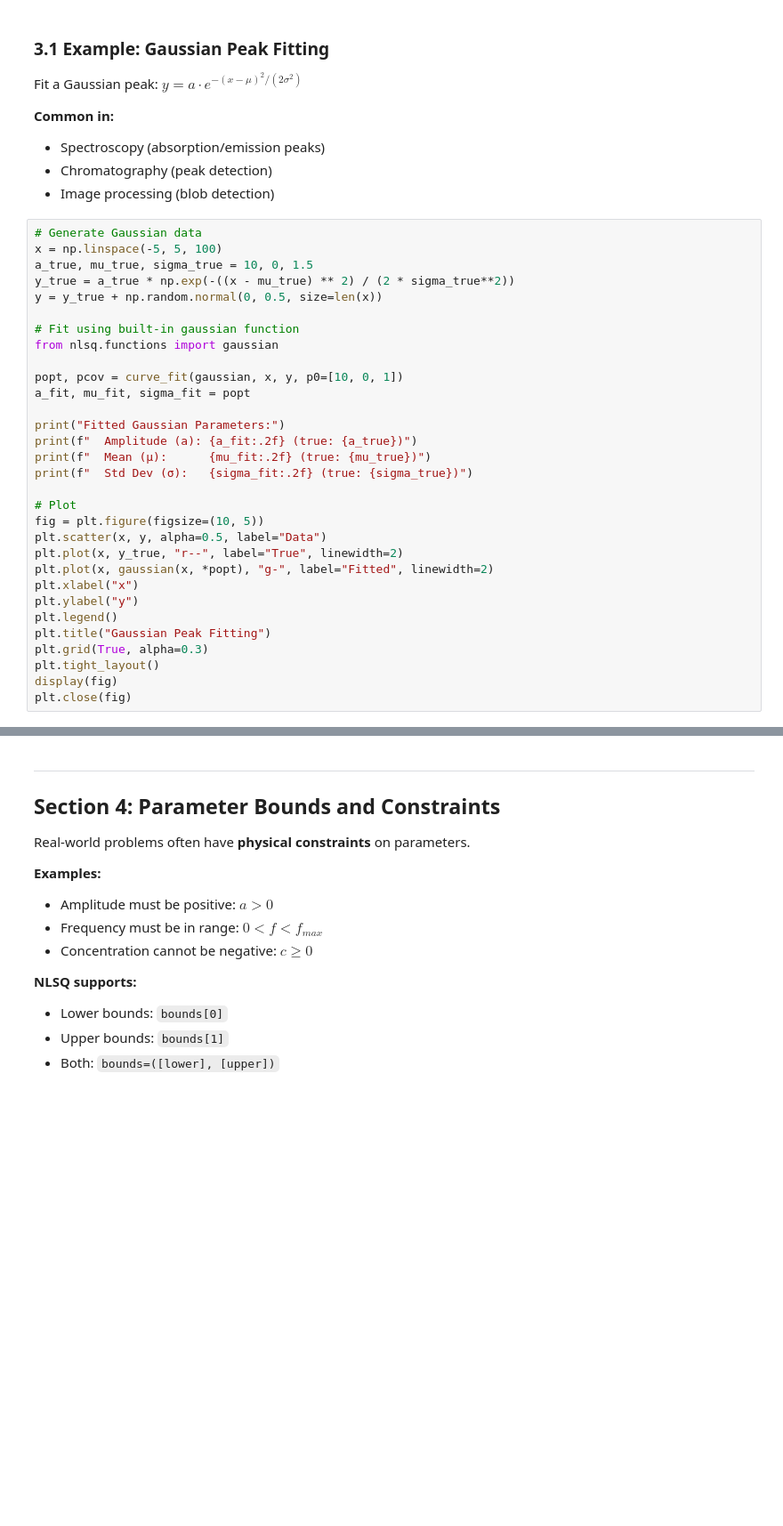
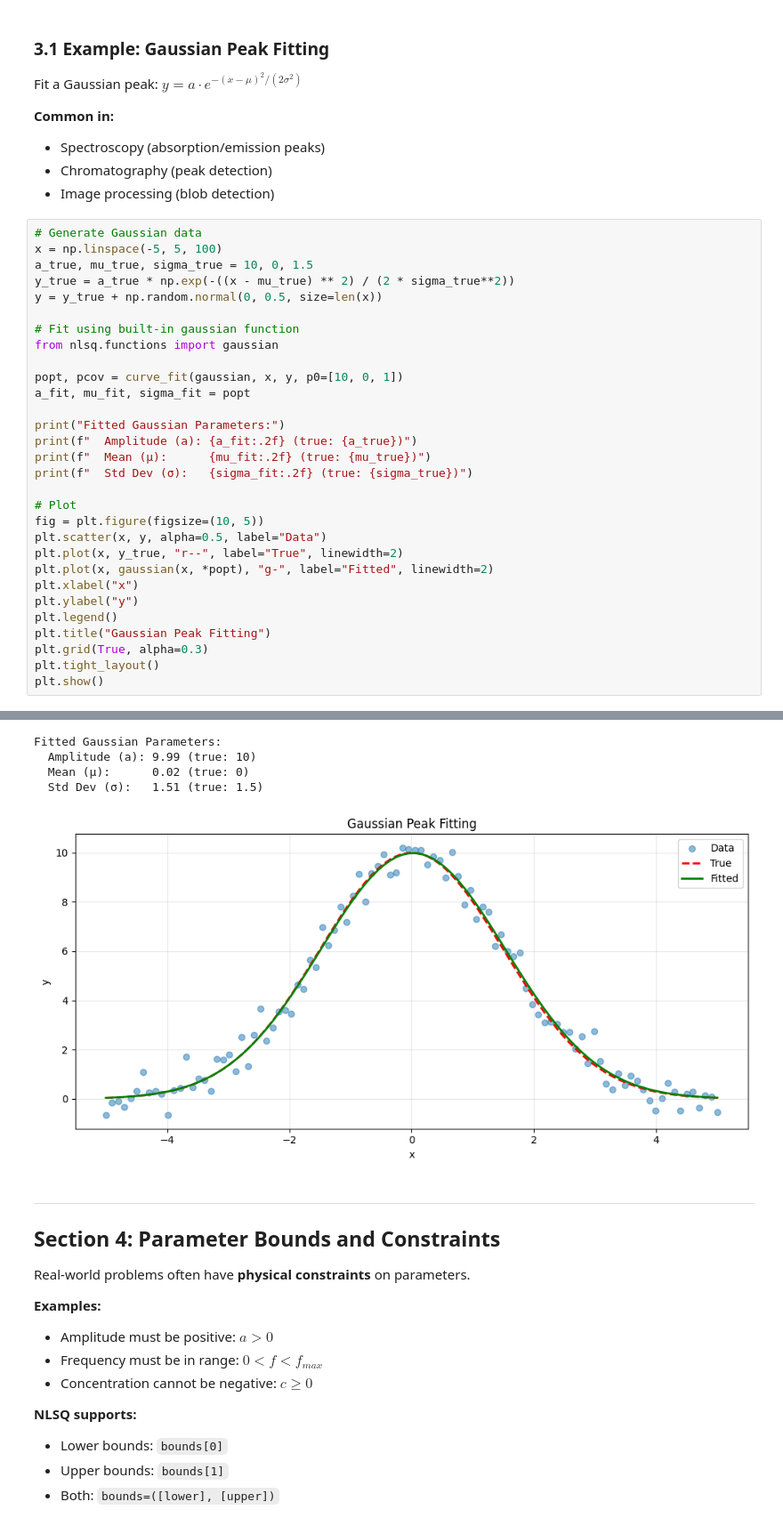
Before and after one commit to imewei/NLSQ, a Jupyter notebook: examples/notebooks/01_getting_started/nlsq_interactive_tutorial.ipynb, the cells around one changed output, grey strips where cells are left out. Shown at 89% size. Cells and saved outputs as stored; diff of their text form; blank space fills up the shorter version.

```diff
--- a/examples/notebooks/01_getting_started/nlsq_interactive_tutorial.ipynb
+++ b/examples/notebooks/01_getting_started/nlsq_interactive_tutorial.ipynb
@@ -368,5 +436,5 @@ plt.legend()
 plt.title("Gaussian Peak Fitting")
 plt.grid(True, alpha=0.3)
 plt.tight_layout()
-display(fig)
-plt.close(fig)
+plt.show()
+# %% [output]
@@ -373,3 +453,8 @@ plt.close(fig)
+Fitted Gaussian Parameters:
+  Amplitude (a): 9.99 (true: 10)
+  Mean (μ):      0.02 (true: 0)
+  Std Dev (σ):   1.51 (true: 1.5)
+[figure, added]
 # %% [markdown]
 ---
 
```
Also changed, not shown: parts of 13 cells of this notebook, 1 other file.
